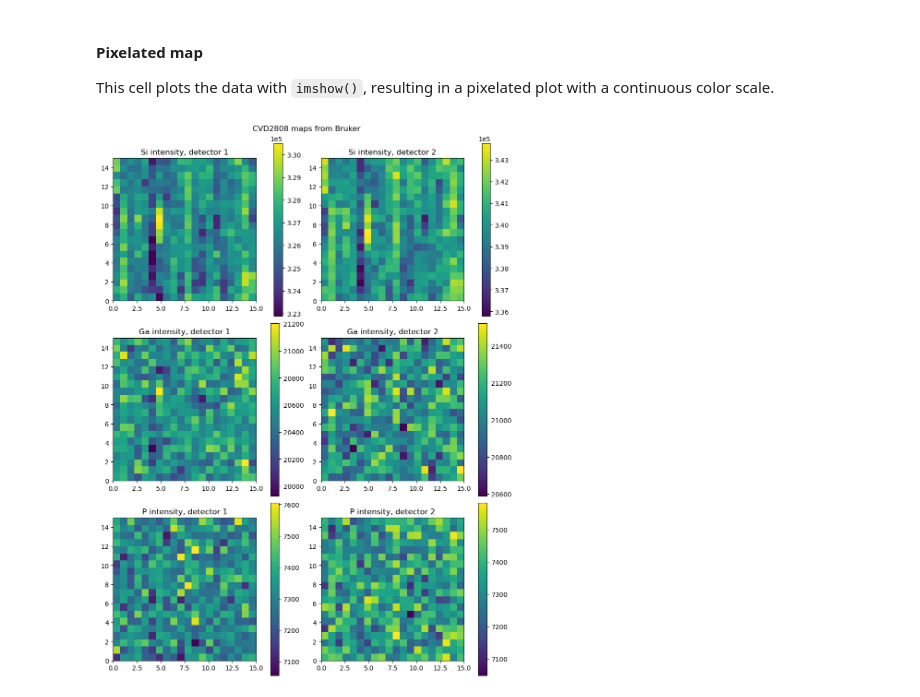
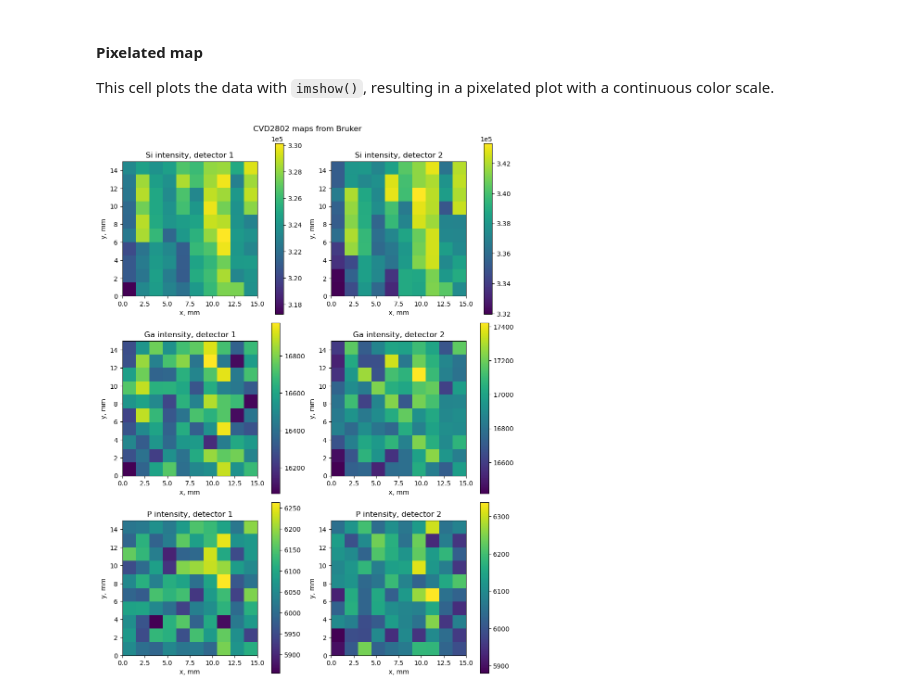
Before and after one commit to ELFREELAND/xrf-thickness-studies, a Jupyter notebook: peak_intensity_plotter.ipynb, the cells around one changed output. Cells and saved outputs as stored; diff of their text form; code cells hidden in the pictures.

Commit message:
small spreadsheet plotter improvements
spreadsheet plotter now adapts heatmap axis scales to fit grid size, i.e. 0-15 for 10x10 grids and 0-0.5 for 20x20 grids

also, axes now have labels

```diff
--- a/peak_intensity_plotter.ipynb
+++ b/peak_intensity_plotter.ipynb
@@ -26,14 +28,20 @@ for i in range(0, len(folders)):
 9       20230623_CVD_2566_map
 10      20230626_CVD_2808_map
 # %%
-path_label = folders[10][0:-4]
+path_label = folders[4][0:-4]
 
 sample_name = "CVD" + path_label[-4:]
 
+#set number of points and dimensions of scan
+#grid_size is number of steps in the grid x and y axes
+#grid_dim is the actual length of the sides of the square scanned by the grid, in mm
+
 if len(glob.glob("./"+path_label+"_map/*.spx")) == 200:
     grid_size = 10
+    grid_dim = 15
 elif len(glob.glob("./"+path_label+"_map/*.spx")) == 800:
     grid_size = 20
+    grid_dim = 0.5
 else:
     raise FileNotFoundError("Folder contains neither 200 nor 800 .spx files.")
 
@@ -398,32 +408,34 @@ fg, ((ax1, ax2), (ax3, ax4), (ax5, ax6)) = plt.subplots(nrows=3, ncols=2, figsiz
 
 def drawPix(a, dat, cm, title):
     """draw pixelated heatmap
     dat is array of data to draw
     a is axes on which to draw it
     cm is the color map to use
     title is the title to write
     """
-    im_pointer = a.imshow(dat, extent = [0, 15, 0, 15], cmap = cm, origin = "lower")
+    im_pointer = a.imshow(dat, extent = [0, grid_dim, 0, grid_dim], cmap = cm, origin = "lower")
     cb = plt.colorbar(im_pointer, ax=a)
     cb.formatter.set_powerlimits((-5,5))
     a.set_title(title)
+    a.set_xlabel("x, mm")
+    a.set_ylabel("y, mm")
 
 drawPix(ax1, dat["Si_d1"], c, "Si intensity, detector 1")
 drawPix(ax2, dat["Si_d2"], c, "Si intensity, detector 2")
 
 drawPix(ax3, dat["Ga_d1"], c, "Ga intensity, detector 1")
 drawPix(ax4, dat["Ga_d2"], c, "Ga intensity, detector 2")
 
 drawPix(ax5, dat["P_d1"], c, "P intensity, detector 1")
 drawPix(ax6, dat["P_d2"], c, "P intensity, detector 2")
 
 fg.suptitle(sample_name + " maps from " + source)
 
 plt.savefig("./" + path_label + "_map/results_out/" + path_label + "_intensity_pixel_map_" + source + ".png",
             dpi="figure",
             format="png")
 
 #for contourf(), [0][0] is displayed in the bottom left, [0][9] is in the bottom right
 #for imshow(), [0][0] is displayed in the top left, [0][9] is in the top right
 # %% [output]
-[figure, old version]
+[figure, new version]
```
Also changed, not shown: parts of 5 cells of this notebook, 5 other files.
